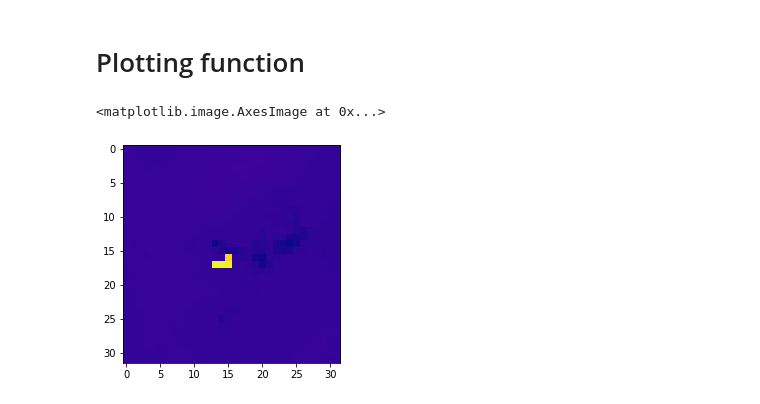
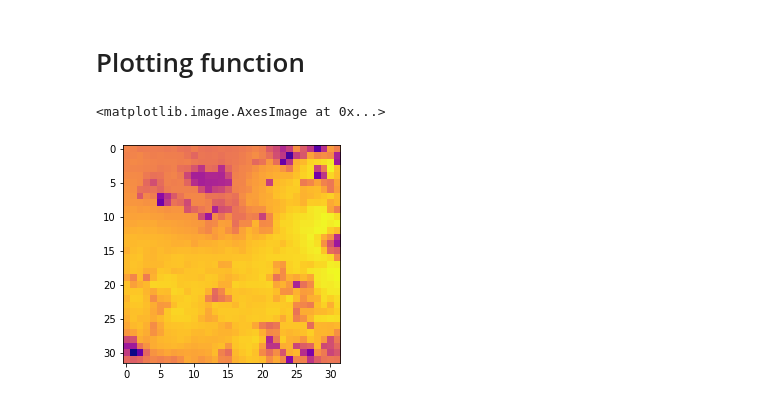
Before and after one commit to dwgb93/TEI_WildfireSpread, a Jupyter notebook: notebooks/Logistic_Regression_Modeling.ipynb, the cells around one changed output. Cells and saved outputs as stored; diff of their text form; code cells hidden in the pictures.

```diff
--- a/notebooks/Logistic_Regression_Modeling.ipynb
+++ b/notebooks/Logistic_Regression_Modeling.ipynb
@@ -372,6 +403,10 @@ dataset = get_dataset(
 TF Datasets are loaded lazily, so materialize the first batch of inputs and labels.
 # %%
 inputs, labels = next(iter(dataset))
+
+inputs_val, labels_val = next(iter(valset))
+
+inputs_test, labels_test = next(iter(testset))
 # %%
 inputs.shape
 # %% [output]
@@ -386,11 +425,16 @@ TensorShape([14979, 32, 32, 1])
 ## import LogisticRegression
 from sklearn.linear_model import LogisticRegression
 # %%
-X = tf.reshape(inputs, [-1,12]).numpy() #len(inputs)*32*32,12
-y = tf.reshape(labels, [-1]).numpy() #len(labels)*32*32
+X_train = tf.reshape(inputs, [-1,12]).numpy() #len(inputs)*32*32,12
+y_train = tf.reshape(labels, [-1]).numpy() #len(labels)*32*32
+
+X_val = tf.reshape(inputs_val, [-1,12]).numpy()
+y_val = tf.reshape(labels_val, [-1]).numpy()
+
+X_test = tf.reshape(inputs_test, [-1,12]).numpy()
+y_test = tf.reshape(labels_test, [-1]).numpy()
 # %%
-log_reg = LogisticRegression(penalty = 'none')
-
 #Don't bother learning where no-data is during training.
 #makes training quicker and binary (thank fuck)
-log_reg.fit(X[np.where(y >= 0)],y[np.where(y >= 0)])
+X = X_train[np.where(y_train >= 0)]
+y = y_train[np.where(y_train >= 0)]
@@ -398,0 +441,5 @@ LogisticRegression(penalty='none')
+# %%
+log_reg = LogisticRegression(penalty = 'none')
+
+
+log_reg.fit(X,y)
@@ -571,10 +604,11 @@ BOUNDS = [-1, -0.1, 0.001, 1]
 NORM = colors.BoundaryNorm(BOUNDS, CMAP.N)
 keys = INPUT_FEATURES
 # %%
-pred = np.reshape(y_pred, (len(inputs),32,32))
+y_pred = log_reg.predict_proba(X_test)[:,-1]
+pred = np.reshape(y_pred, (len(inputs_test),32,32))
 plt.imshow(pred[0], cmap='plasma')
 # %% [output]
 <matplotlib.image.AxesImage at 0x...>
-[figure, old version]
+[figure, new version]
 # %%
 fig = plt.figure(figsize=(9,20))
```
Also changed, not shown: parts of 27 cells of this notebook.
